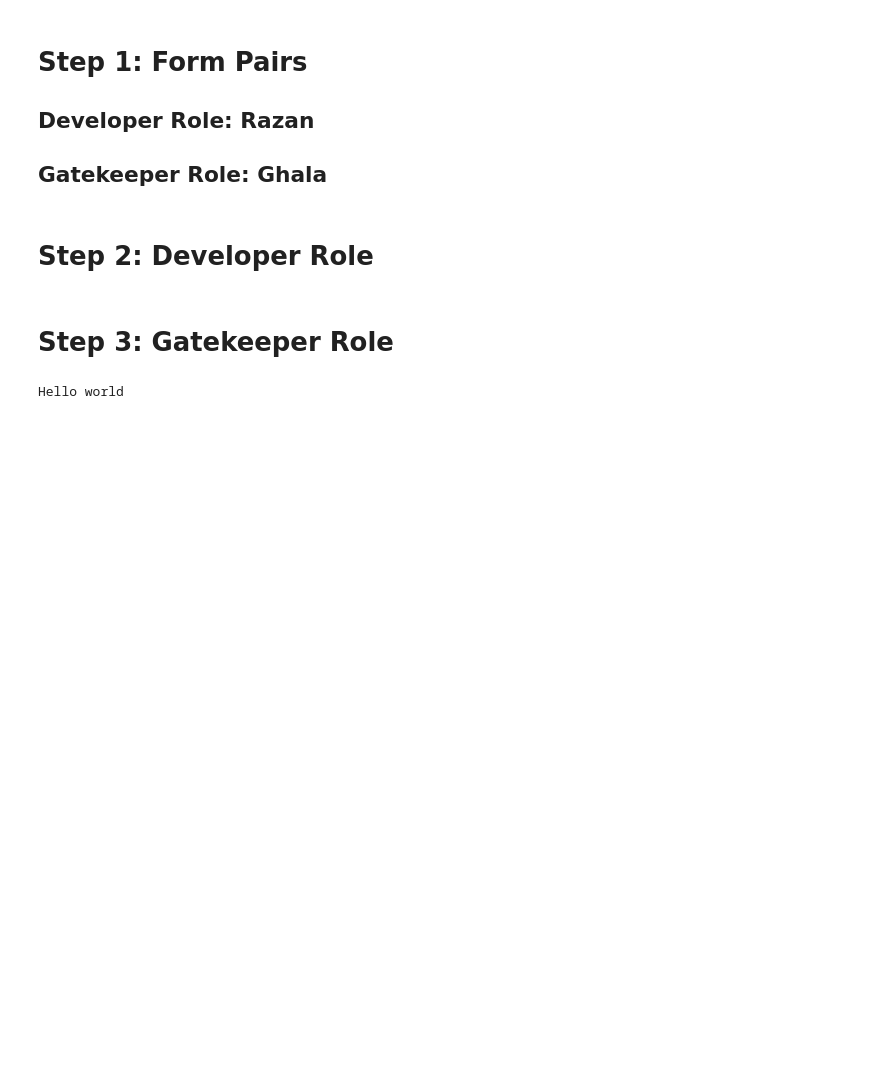
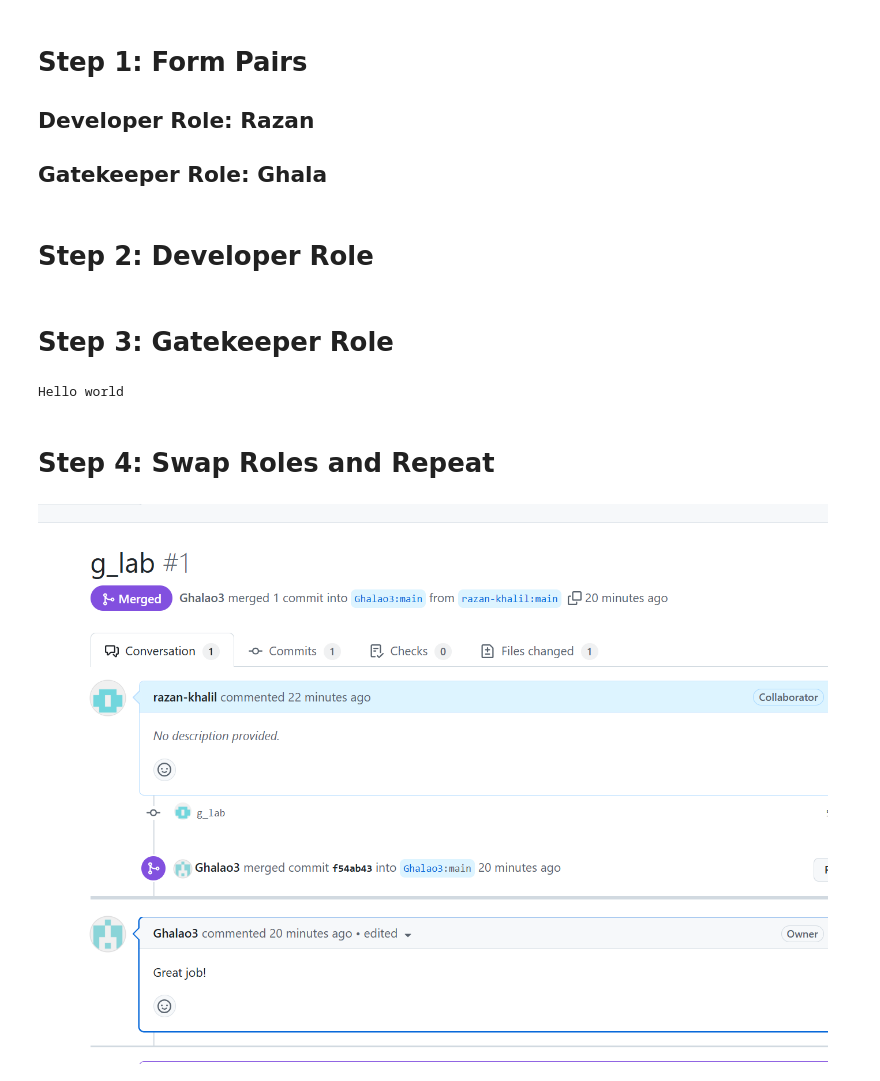
Before and after one commit to razan-khalil/day5_week6lab, a Jupyter notebook: main.ipynb, the cells around one changed output. Saved outputs shown, nothing was run; the diff lists cells and outputs as text; code cells hidden in the pictures; blank space fills up the shorter version.

```diff
--- a/main.ipynb
+++ b/main.ipynb
@@ -108,3 +108,12 @@ print(f)
 print("Hello world")
 # %% [output]
 Hello world
+# %% [markdown]
+# Step 4: Swap Roles and Repeat
+# %%
+from IPython.display import Image
+
+# Show an image from a file
+Image(filename='2.png')
+# %% [output]
+[figure, added]
```
Also changed, not shown: parts of 1 cell of this notebook, 2 other files.
